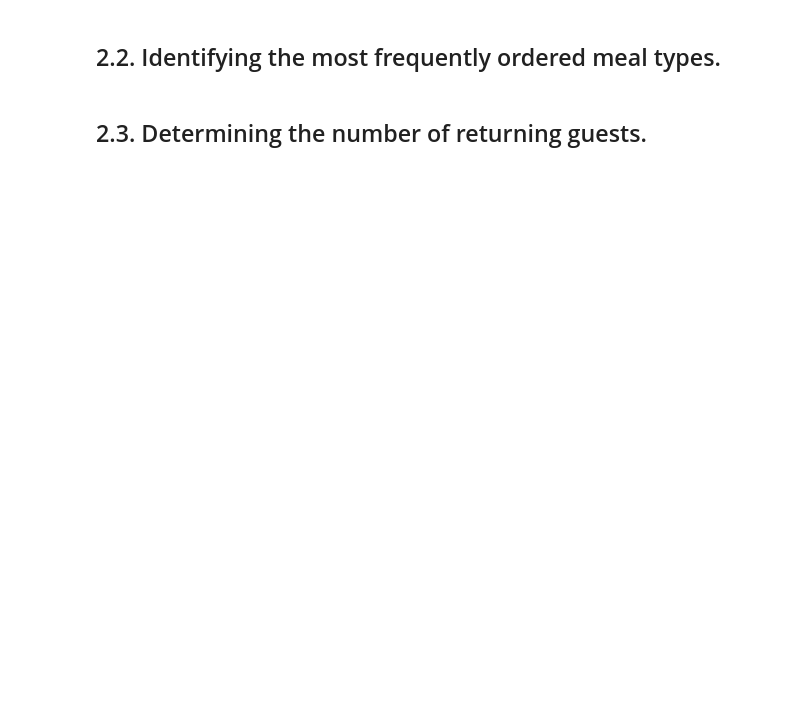
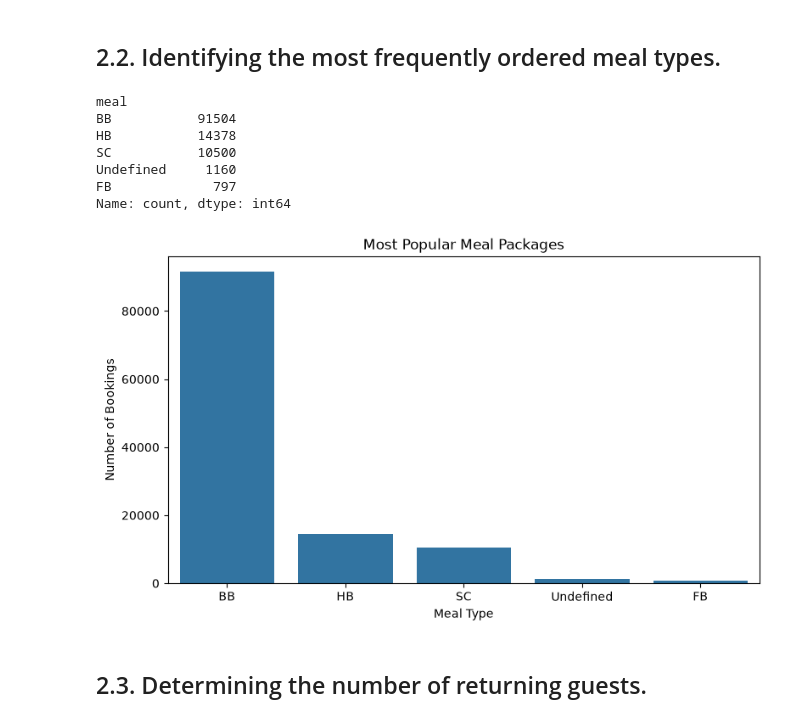
Before and after one commit to harry-533/Data-Driven-AI-Uni-, a Jupyter notebook: Assignment/Coursework1_template.ipynb, the cells around one changed output. Cells and saved outputs as stored; diff of their text form; code cells hidden in the pictures; blank space fills up the shorter version.

```diff
--- a/Assignment/Coursework1_template.ipynb
+++ b/Assignment/Coursework1_template.ipynb
@@ -82,0 +51,14 @@ Name: count, dtype: int64
+# %%
+agent_count = df['agent'].value_counts()
+common_agents = agent_count[agent_count >= 100].index
+
+df['agent'] = df['agent'].where(
+    df['agent'].isin(common_agents), 'Other'
+)
+
+country_count = df['country'].value_counts()
+country_agents = country_count[country_count >= 100].index
+
+df['country'] = df['country'].where(
+    df['country'].isin(country_agents), 'Other'
+)
@@ -259,2 +346,28 @@ the practical sessions, such as:
+# %%
+meal_counts = df['meal'].value_counts()
+
+print(meal_counts)
+
+plt.figure(figsize=(9, 5))
+
+sns.barplot(
+    x=meal_counts.index,
+    y=meal_counts.values
+)
+
+plt.title('Most Popular Meal Packages')
+plt.xlabel('Meal Type')
+plt.ylabel('Number of Bookings')
+
+plt.show()
+# %% [output]
+meal
+BB           91504
+HB           14378
+SC           10500
+Undefined     1160
+FB             797
+Name: count, dtype: int64
+[figure, added]
 # %% [markdown]
 ## 2.3. Determining the number of returning guests.
```
Also changed, not shown: parts of 24 cells of this notebook.
